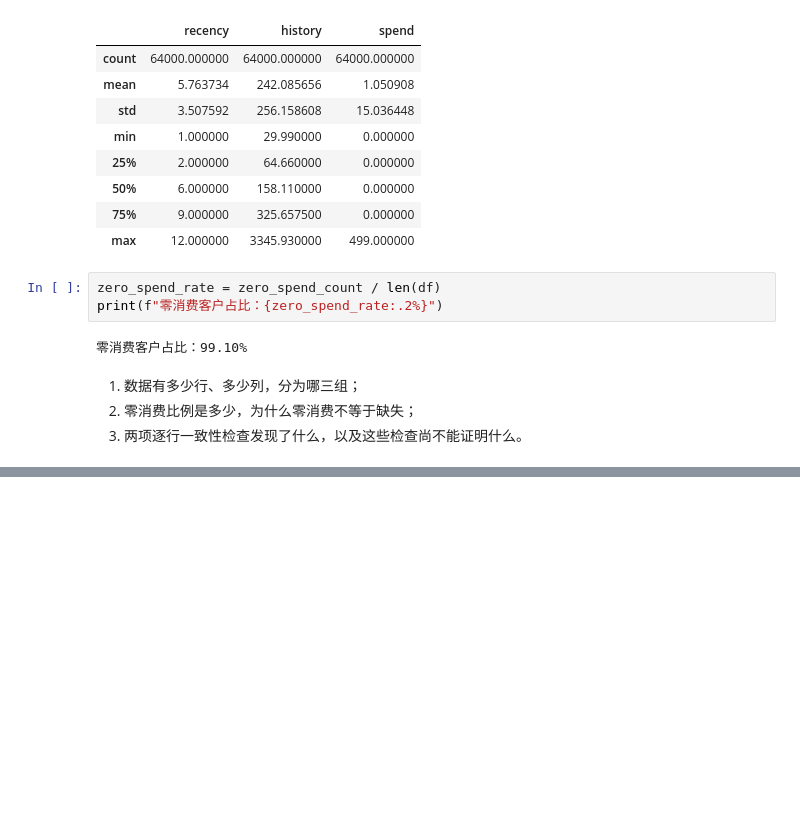
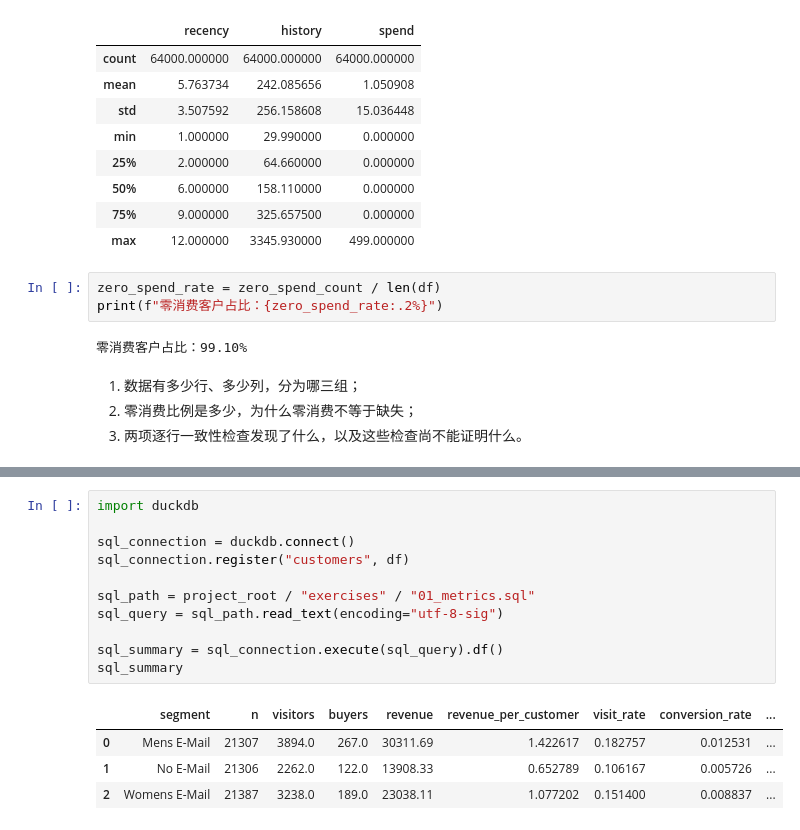
Before and after one commit to xiaomaoII/email-abtest-analysis, a Jupyter notebook: notebooks/python_practice.ipynb, the cells around one changed output, grey strips where cells are left out. Drawn from its saved outputs; the diff is of its cells as text; blank space fills up the shorter version.

```diff
--- a/notebooks/python_practice.ipynb
+++ b/notebooks/python_practice.ipynb
@@ -145,0 +338,16 @@ print(f"零消费客户占比：{zero_spend_rate:.2%}")
+# %%
+import duckdb
+
+sql_connection = duckdb.connect()
+sql_connection.register("customers", df)
+
+sql_path = project_root / "exercises" / "01_metrics.sql"
+sql_query = sql_path.read_text(encoding="utf-8-sig")
+
+sql_summary = sql_connection.execute(sql_query).df()
+sql_summary
+# %% [output]
+|  | segment | n | visitors | buyers | revenue | revenue_per_customer | visit_rate | conversion_rate | ... |
+| 0 | Mens E-Mail | 21307 | 3894.0 | 267.0 | 30311.69 | 1.422617 | 0.182757 | 0.012531 | ... |
+| 1 | No E-Mail | 21306 | 2262.0 | 122.0 | 13908.33 | 0.652789 | 0.106167 | 0.005726 | ... |
+| 2 | Womens E-Mail | 21387 | 3238.0 | 189.0 | 23038.11 | 1.077202 | 0.151400 | 0.008837 | ... |
```
Also changed, not shown: parts of 32 cells of this notebook, 4 other files.
